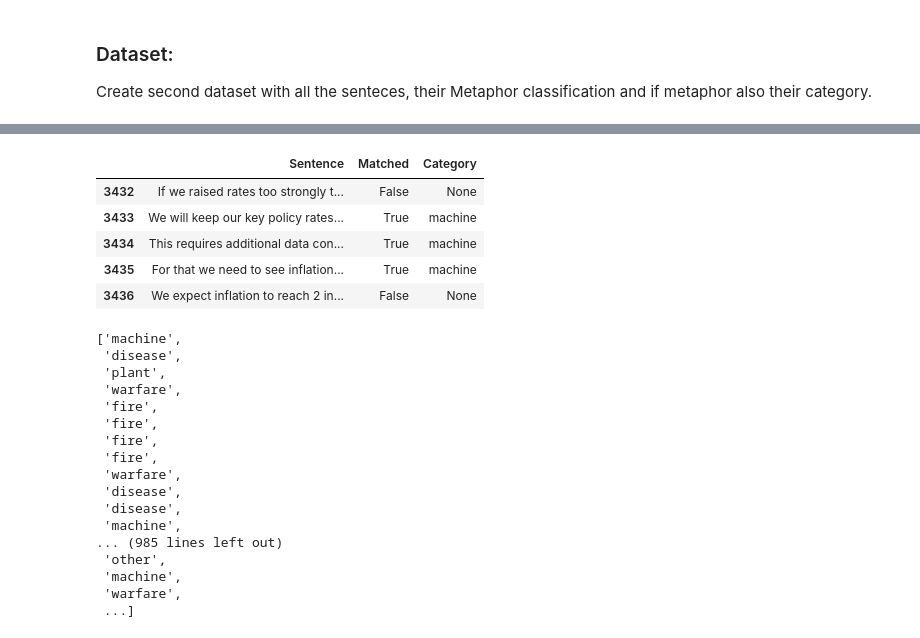
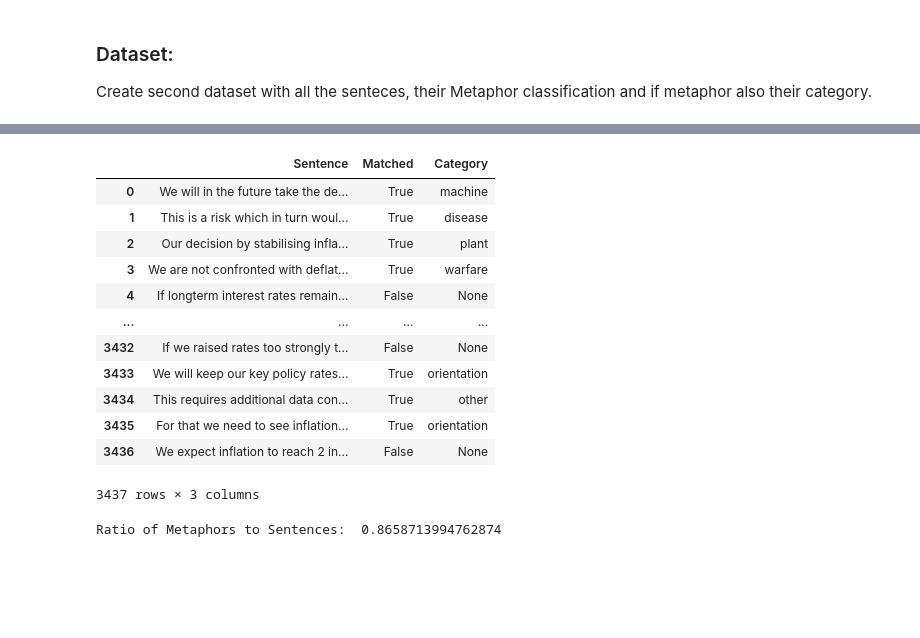
Before and after one commit to lalvarezpoli/DSDM_Thesis, a Jupyter notebook: ChatGPT_Labelling.ipynb, the cells around one changed output, grey strips where cells are left out. Cells and saved outputs as stored; diff of their text form; code cells hidden in the pictures; blank space fills up the shorter version.

```diff
--- a/ChatGPT_Labelling.ipynb
+++ b/ChatGPT_Labelling.ipynb
@@ -87,7 +89,7 @@ def remove_special_characters(text):
 words_to_match = ["inflation","deflation","inflationary","desinflationary","hyperinflation","disinflation"]
 # %%
 # Import dataset containing the interveiw data
-df = pd.read_csv('Final_Data.csv')
+df = pd.read_csv('Data/Final_Data.csv')
 # %%
 df.head()
 # %% [output]
@@ -595,8 +593,6 @@ Total number of Metaphors (prompt GPT_Majority):  506
 Total number of True values for (prompt GPT_Majority):  389
 Ratio of Metaphors correctly identified (vs labeled data) (prompt GPT_Majority):  0.7687747035573123
 # %%
-from sklearn.metrics import roc_curve, auc, confusion_matrix
-
 def extract_sentences(df):
     all_sentences = []
 
@@ -647,11 +643,11 @@ def metrics_dataframe(list_sentences, list_metaphors, list_categories=None):
     for sentence in list_sentences:
         match_found = False
         category_ = None
-        for metaphor in list_metaphors:
+        for idx, metaphor in enumerate(list_metaphors):
             if list_categories is not None:
                 if compare_sentence_fuzzy(sentence, metaphor):
                     match_found = True
-                    category_ = list_categories[metaphor.index]
+                    category_ = list_categories[idx]
                     break
             else:
                 if compare_sentence_fuzzy(sentence, metaphor, threshold=0.7):
@@ -911,29 +913,16 @@ TypeError: list indices must be integers or slices, not builtin_function_or_meth
 # %%
-df_new.tail()
+df_new
 # %% [output]
 |  | Sentence | Matched | Category |
+| 0 | We will in the future take the de... | True | machine |
+| 1 | This is a risk which in turn woul... | True | disease |
+| 2 | Our decision by stabilising infla... | True | plant |
+| 3 | We are not confronted with deflat... | True | warfare |
+| 4 | If longterm interest rates remain... | False | None |
+| ... | ... | ... | ... |
 | 3432 | If we raised rates too strongly t... | False | None |
-| 3433 | We will keep our key policy rates... | True | machine |
-| 3434 | This requires additional data con... | True | machine |
-| 3435 | For that we need to see inflation... | True | machine |
+| 3433 | We will keep our key policy rates... | True | orientation |
+| 3434 | This requires additional data con... | True | other |
+| 3435 | For that we need to see inflation... | True | orientation |
 | 3436 | We expect inflation to reach 2 in... | False | None |
+3437 rows × 3 columns
-# %%
-category_list
-# %% [output]
-['machine',
- 'disease',
- 'plant',
- 'warfare',
- 'fire',
- 'fire',
- 'fire',
- 'fire',
- 'warfare',
- 'disease',
- 'disease',
- 'machine',
-... (985 lines left out)
- 'other',
- 'machine',
- 'warfare',
- ...]
@@ -939,0 +932,5 @@ category_list
+# %%
+# Ratio of Metaphors to Sentences
+print("Ratio of Metaphors to Sentences: ", df_new['Matched'].sum() / len(df_new))
+# %% [output]
+Ratio of Metaphors to Sentences:  0.8658713994762874
```
Also changed, not shown: parts of 7 cells of this notebook, 4 other files.
